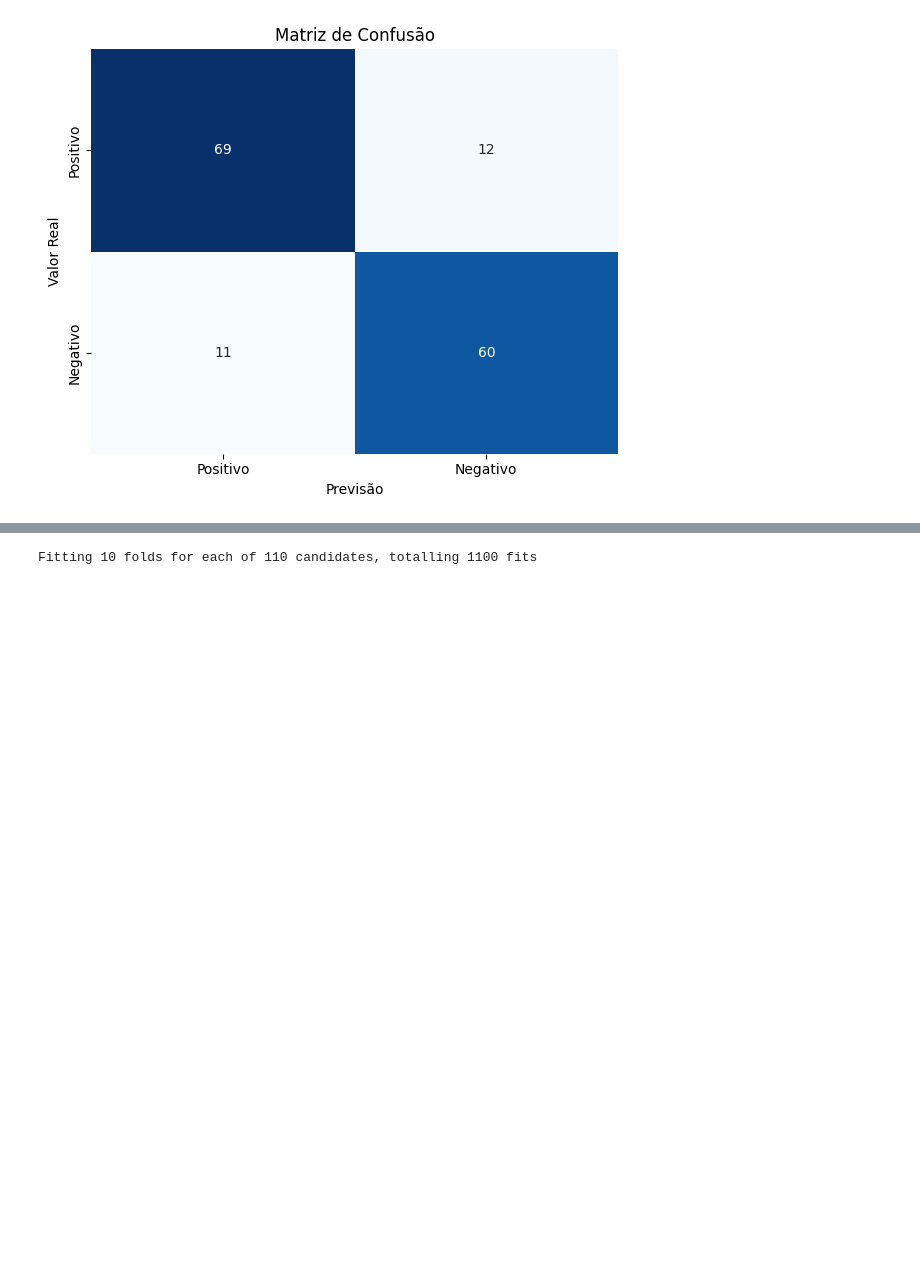
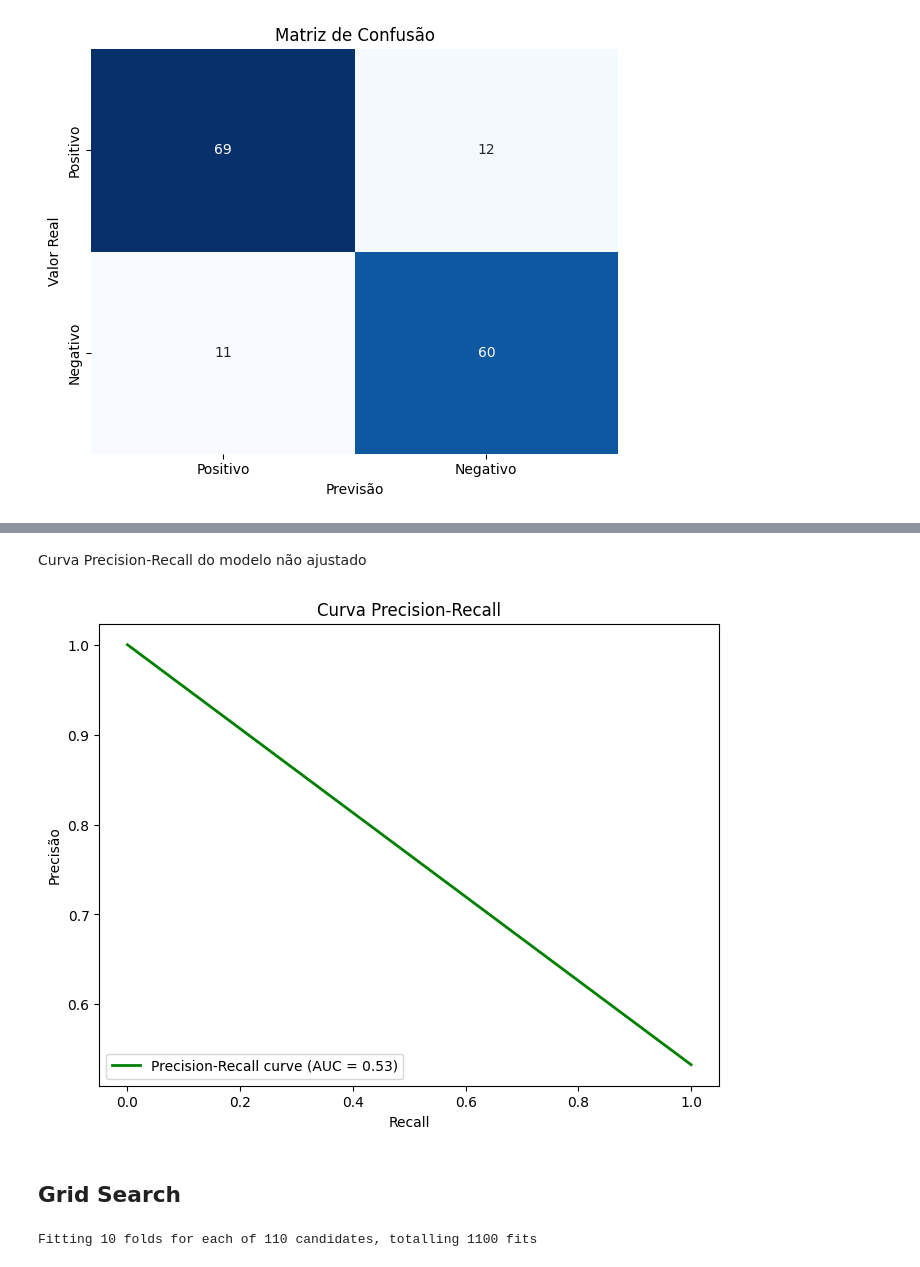
Before and after one commit to J0hnV1ct0r/Rpad, a Jupyter notebook: Classificação_tree_svm.ipynb, the cells around one changed output, grey strips where cells are left out. Drawn from its saved outputs; the diff is of its cells as text; code cells hidden in the pictures; blank space fills up the shorter version.

```diff
--- a/Classificação_tree_svm.ipynb
+++ b/Classificação_tree_svm.ipynb
@@ -188,3 +240,26 @@ print(w)
+# %% [markdown]
+Curva Precision-Recall do modelo não ajustado
+# %%
+y_pred_prob = svm_rbf.predict_proba(X_test)[:, 1]
+
+# Curva Precision-Recall
+precision, recall, _ = precision_recall_curve(y_test, y_pred_prob)
+
+# Calcular a AUC da Precision-Recall
+pr_auc = average_precision_score(y_test, y_pred_prob)
+
+# Plotar a curva Precision-Recall
+plt.figure(figsize=(8, 6))
+plt.plot(recall, precision, color='green', lw=2, label=f'Precision-Recall curve (AUC = {pr_auc:.2f})')
+plt.xlabel('Recall')
+plt.ylabel('Precisão')
+plt.title('Curva Precision-Recall')
+plt.legend(loc='lower left')
+plt.show()
+# %% [output]
+[figure, added]
+# %% [markdown]
+## Grid Search
 # %%
 # Lista de parametros para o grid search
 param_grid = {
```
Also changed, not shown: parts of 57 cells of this notebook, 1 other file.
